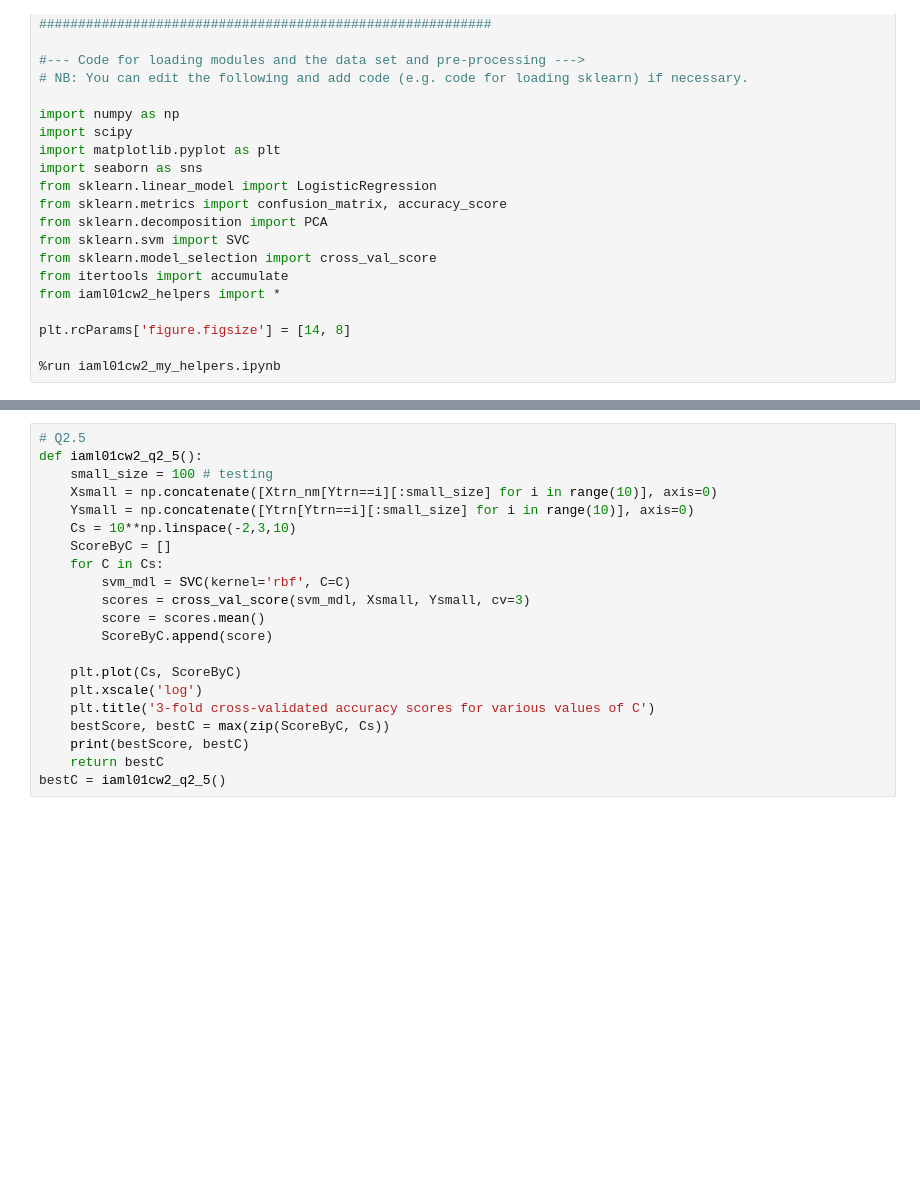
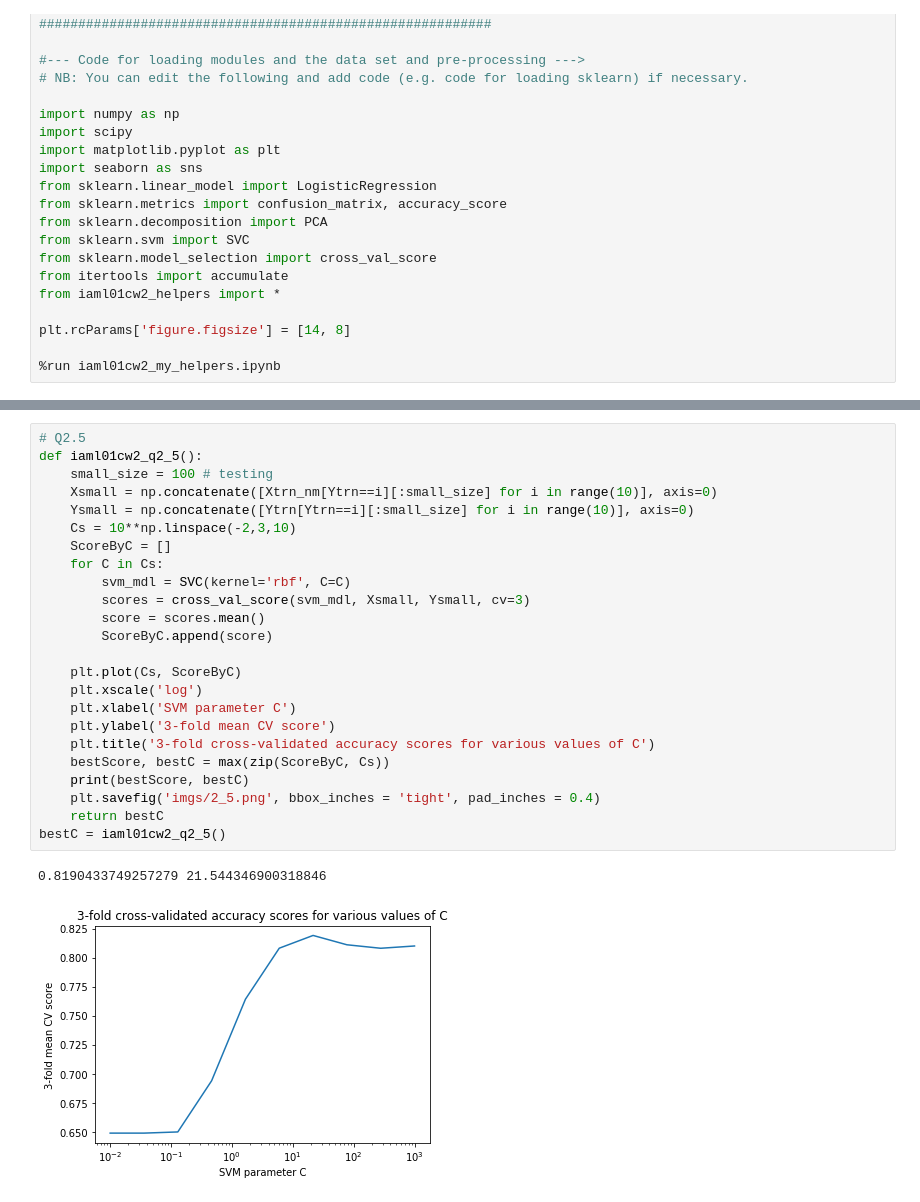
Before and after one commit to s17k/IAML_CW2, a Jupyter notebook: iaml01cw2_q2.ipynb, the cells around one changed output, grey strips where cells are left out. Drawn from its saved outputs; the diff is of its cells as text; blank space fills up the shorter version.

```diff
--- a/iaml01cw2_q2.ipynb
+++ b/iaml01cw2_q2.ipynb
@@ -118,24 +123,30 @@ iaml01cw2_q2_4()
 # %%
 # Q2.5
 def iaml01cw2_q2_5():
     small_size = 100 # testing
     Xsmall = np.concatenate([Xtrn_nm[Ytrn==i][:small_size] for i in range(10)], axis=0)
     Ysmall = np.concatenate([Ytrn[Ytrn==i][:small_size] for i in range(10)], axis=0)
     Cs = 10**np.linspace(-2,3,10)
     ScoreByC = []
     for C in Cs:
         svm_mdl = SVC(kernel='rbf', C=C)
         scores = cross_val_score(svm_mdl, Xsmall, Ysmall, cv=3)
         score = scores.mean()
         ScoreByC.append(score)
 
     plt.plot(Cs, ScoreByC)
     plt.xscale('log')
+    plt.xlabel('SVM parameter C')
+    plt.ylabel('3-fold mean CV score')
     plt.title('3-fold cross-validated accuracy scores for various values of C')
     bestScore, bestC = max(zip(ScoreByC, Cs))
     print(bestScore, bestC)
+    plt.savefig('imgs/2_5.png', bbox_inches = 'tight', pad_inches = 0.4)
     return bestC
 bestC = iaml01cw2_q2_5()
+# %% [output]
+0.8190433749257279 21.544346900318846
+[figure, added]
 # %%
 # Q2.6
 def iaml01cw2_q2_6():
```
Also changed, not shown: parts of 6 cells of this notebook, 12 other files.
